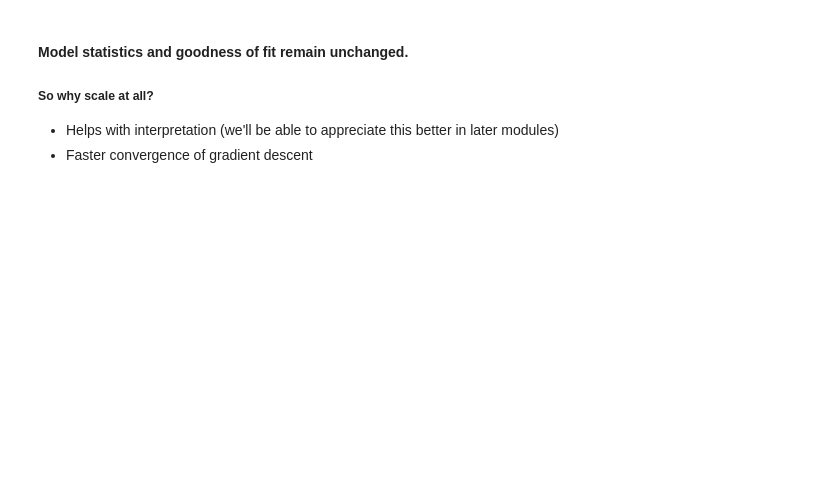
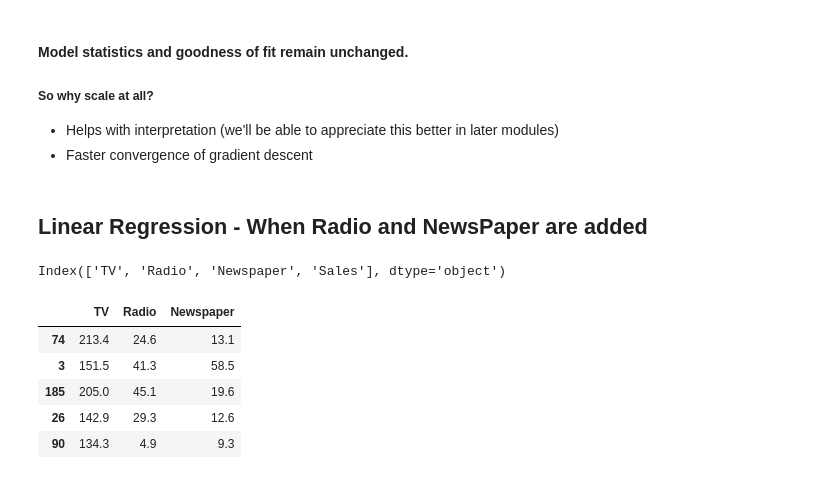
Before and after one commit to vamsigp/IIIT-B, a Jupyter notebook: 1. Statistics and Machine Learning/8. Linear Regression/Simple+Linear+Regression+in+Python.ipynb, the cells around one changed output. Cells and saved outputs as stored; diff of their text form; code cells hidden in the pictures; blank space fills up the shorter version.

```diff
--- a/1. Statistics and Machine Learning/8. Linear Regression/Simple+Linear+Regression+in+Python.ipynb
+++ b/1. Statistics and Machine Learning/8. Linear Regression/Simple+Linear+Regression+in+Python.ipynb
@@ -560,3 +560,9 @@ Warnings:
 ##### So why scale at all?
 - Helps with interpretation (we'll be able to appreciate this better in later modules)
 - Faster convergence of gradient descent
+# %% [markdown]
+## Linear Regression - When Radio and NewsPaper are added
+# %%
+advertising.columns
+# %% [output]
+Index(['TV', 'Radio', 'Newspaper', 'Sales'], dtype='object')
@@ -562,0 +575,11 @@ Warnings:
+# %%
+# Let's now take a look at the train dataset
+
+X_train.head()
+# %% [output]
+|  | TV | Radio | Newspaper |
+| 74 | 213.4 | 24.6 | 13.1 |
+| 3 | 151.5 | 41.3 | 58.5 |
+| 185 | 205.0 | 45.1 | 19.6 |
+| 26 | 142.9 | 29.3 | 12.6 |
+| 90 | 134.3 | 4.9 | 9.3 |
```
Also changed, not shown: parts of 14 cells of this notebook.
